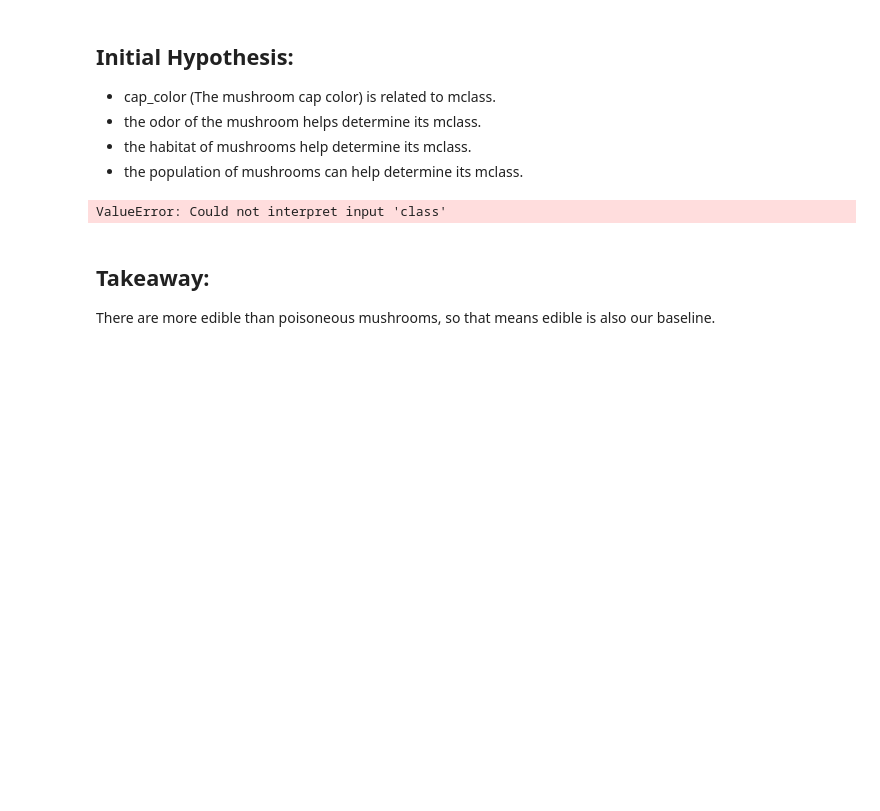
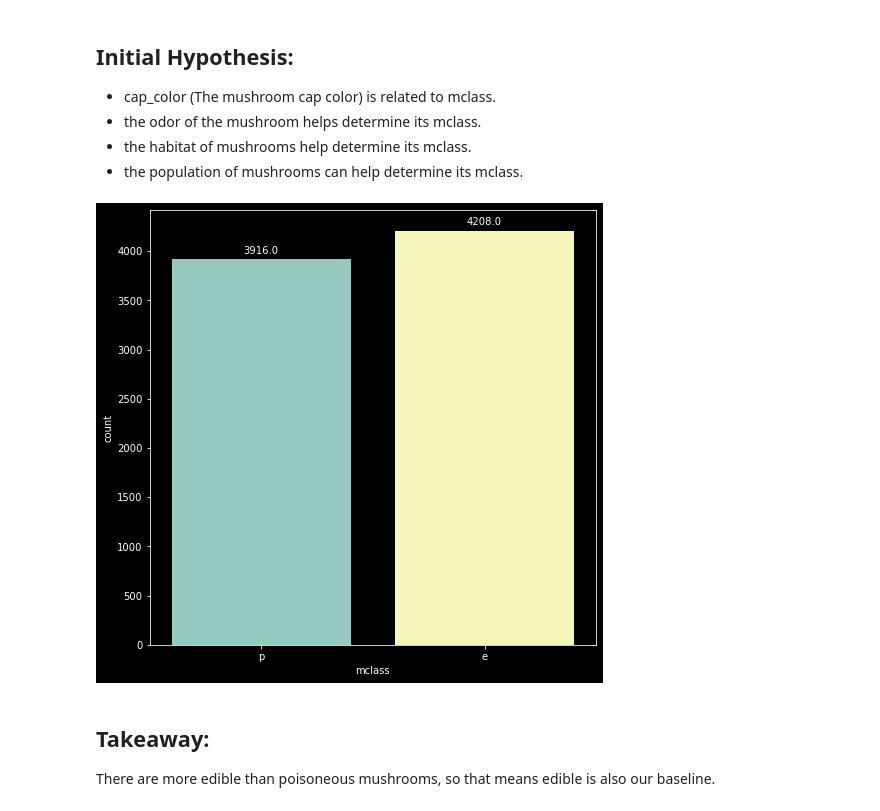
Before and after one commit to paigerackley/mushroom-classification-project, a Jupyter notebook: final_notebook.ipynb, the cells around one changed output. Saved outputs shown, nothing was run; the diff lists cells and outputs as text; code cells hidden in the pictures; blank space fills up the shorter version.

```diff
--- a/final_notebook.ipynb
+++ b/final_notebook.ipynb
@@ -119,17 +100,17 @@ Our target variable is mclass, so we will be comparing the other columns to this
 # %%
 #create bar graph to compare our mclass
 plt.style.use('dark_background')
 plt.rcParams['figure.figsize']=8,8
-s = sns.countplot(x = "class", data = df)
+s = sns.countplot(x = "mclass", data = df)
 for p in s.patches:
     s.annotate(format(p.get_height(), '.1f'),
                (p.get_x() + p.get_width() / 2., p.get_height()),
                 ha = 'center', va = 'center',
                 xytext = (0, 9),
                 textcoords = 'offset points')
 plt.show()
 # %% [output]
-ValueError: Could not interpret input 'class'
+[figure, added]
 # %% [markdown]
 ## Takeaway:
 
```
Also changed, not shown: parts of 20 cells of this notebook, 1 other file.
